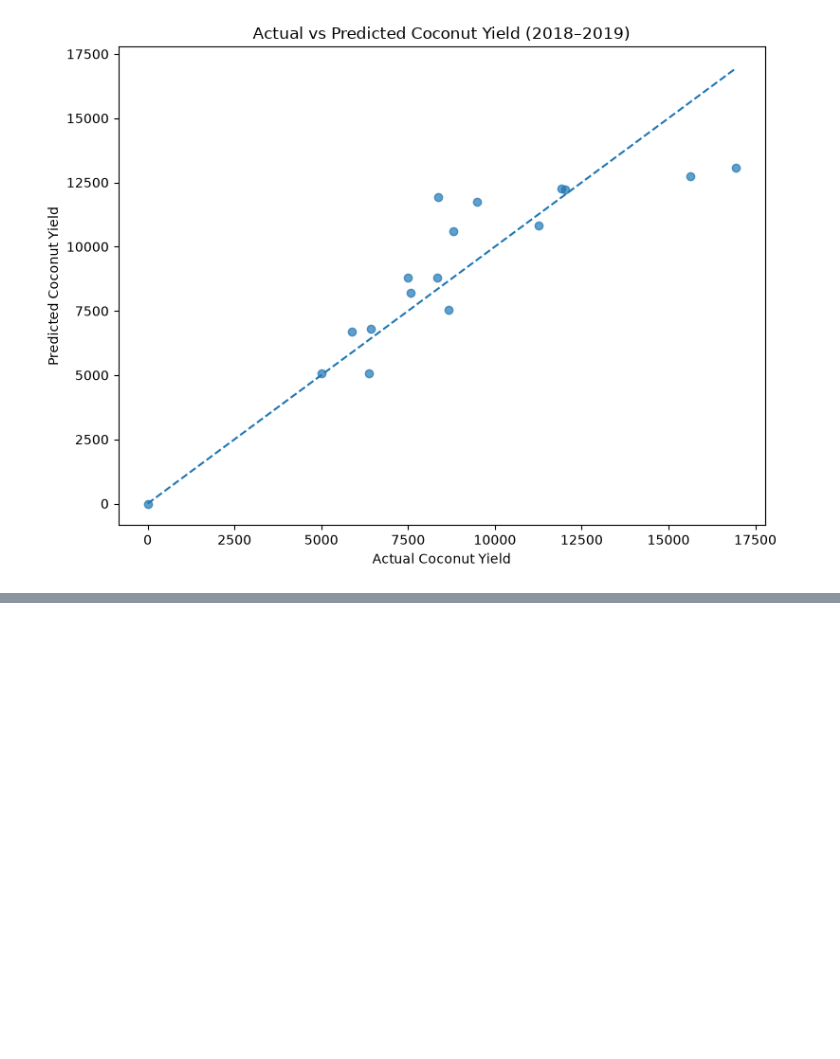
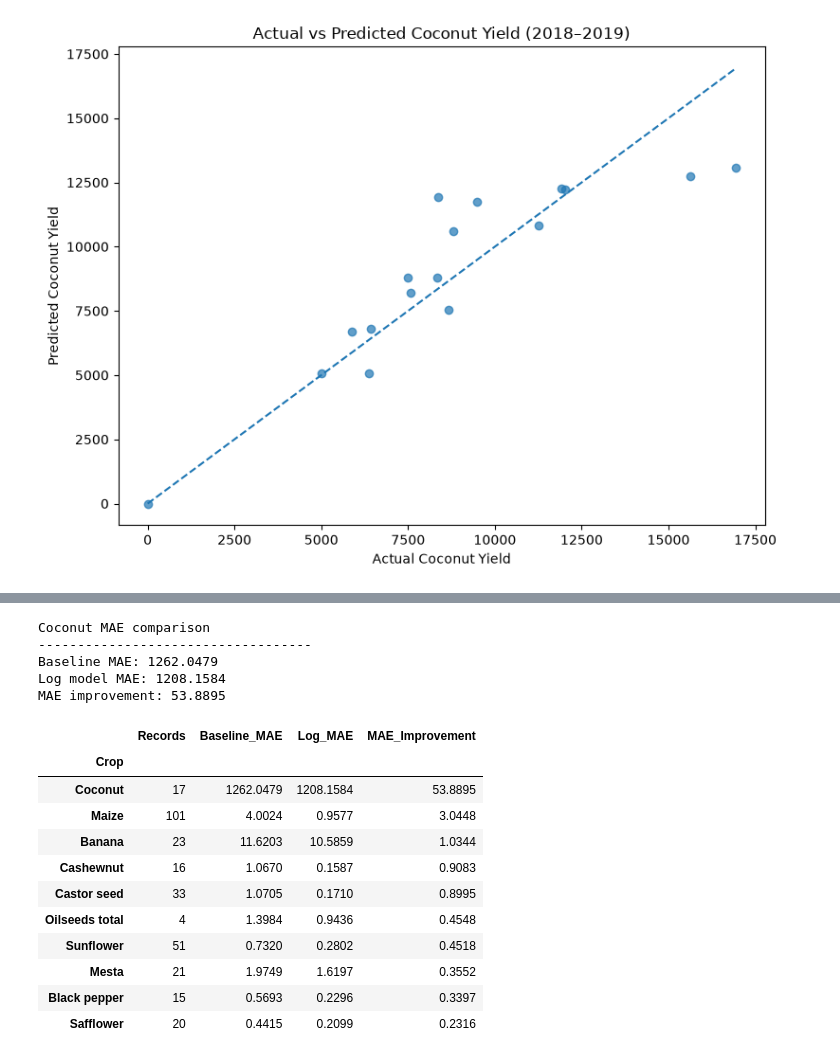
Before and after one commit to rohan24may/Crop-Yield-Analysis, a Jupyter notebook: notebooks/02_data_preprocessing.ipynb, the cells around one changed output, grey strips where cells are left out. Drawn from its saved outputs; the diff is of its cells as text; code cells hidden in the pictures; blank space fills up the shorter version.

```diff
--- a/notebooks/02_data_preprocessing.ipynb
+++ b/notebooks/02_data_preprocessing.ipynb
@@ -1210,0 +1326,73 @@ plt.show()
+# %%
+
+print("Coconut MAE comparison")
+print("-" * 35)
+
+print(
+    "Baseline MAE:",
+    round(coconut_comparison["Baseline_Error"].mean(), 4)
+)
+
+print(
+    "Log model MAE:",
+    round(coconut_comparison["Log_Model_Error"].mean(), 4)
+)
+
+improvement = (
+    coconut_comparison["Baseline_Error"].mean()
+    - coconut_comparison["Log_Model_Error"].mean()
+)
+
+print("MAE improvement:", round(improvement, 4))
+# %% [output]
+Coconut MAE comparison
+-----------------------------------
+Baseline MAE: 1262.0479
+Log model MAE: 1208.1584
+MAE improvement: 53.8895
+# %%
+
+# Build predictions for both models on the same test set
+baseline_results = results.copy()
+
+baseline_results["Baseline_Prediction"] = final_model.predict(X_test)
+baseline_results["Log_Prediction"] = y_pred_log_original
+
+baseline_results["Baseline_Error"] = abs(
+    y_test - baseline_results["Baseline_Prediction"]
+)
+
+baseline_results["Log_Error"] = abs(
+    y_test - baseline_results["Log_Prediction"]
+)
+
+crop_comparison = baseline_results.groupby("Crop").agg(
+    Records=("Actual_Yield", "size"),
+    Baseline_MAE=("Baseline_Error", "mean"),
+    Log_MAE=("Log_Error", "mean")
+)
+
+crop_comparison["MAE_Improvement"] = (
+    crop_comparison["Baseline_MAE"]
+    - crop_comparison["Log_MAE"]
+)
+
+crop_comparison = crop_comparison.sort_values(
+    "MAE_Improvement",
+    ascending=False
+)
+
+display(crop_comparison.head(10).round(4))
+# %% [output]
+|  | Records | Baseline_MAE | Log_MAE | MAE_Improvement |
+| Crop |  |  |  |  |
+| Coconut | 17 | 1262.0479 | 1208.1584 | 53.8895 |
+| Maize | 101 | 4.0024 | 0.9577 | 3.0448 |
+| Banana | 23 | 11.6203 | 10.5859 | 1.0344 |
+| Cashewnut | 16 | 1.0670 | 0.1587 | 0.9083 |
+| Castor seed | 33 | 1.0705 | 0.1710 | 0.8995 |
+| Oilseeds total | 4 | 1.3984 | 0.9436 | 0.4548 |
+| Sunflower | 51 | 0.7320 | 0.2802 | 0.4518 |
+| Mesta | 21 | 1.9749 | 1.6197 | 0.3552 |
+| Black pepper | 15 | 0.5693 | 0.2296 | 0.3397 |
+| Safflower | 20 | 0.4415 | 0.2099 | 0.2316 |
```
Also changed, not shown: parts of 4 cells of this notebook, 1 other file.
